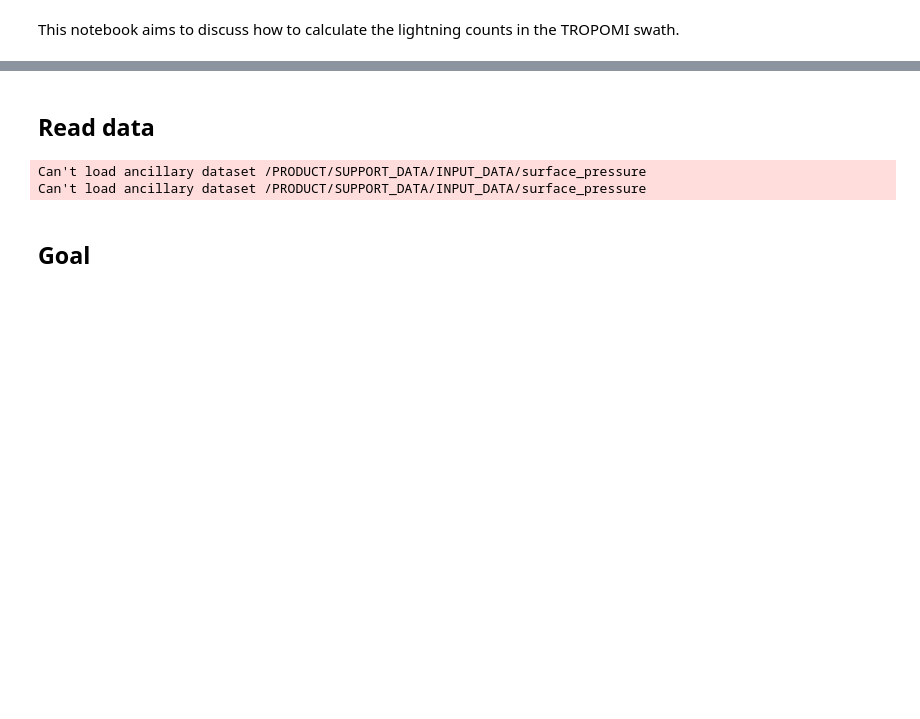
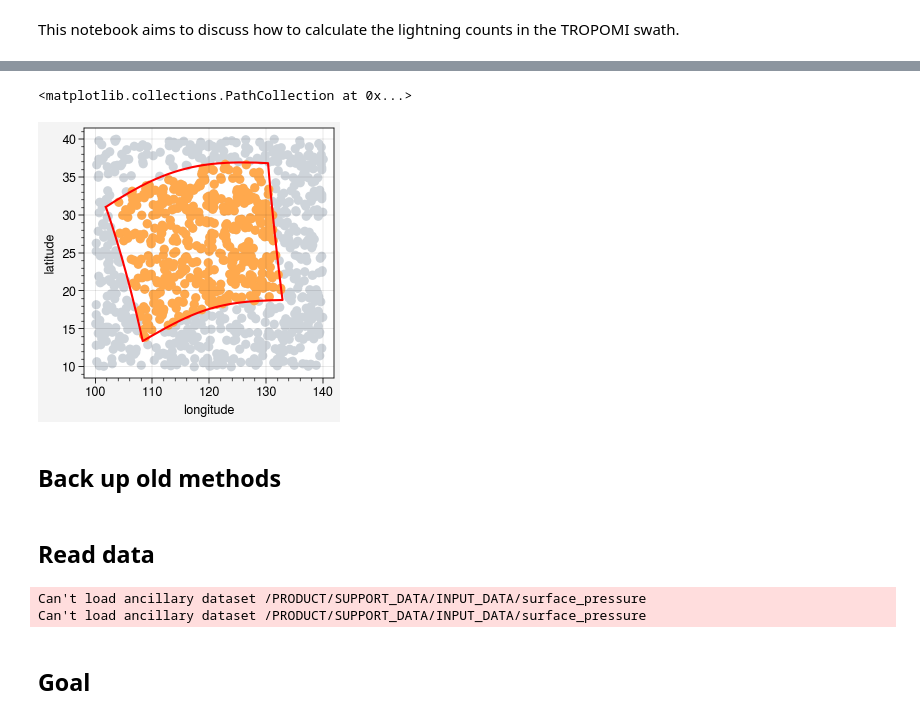
Before and after one commit to zxdawn/S5P-LNO2-Notebook, a Jupyter notebook: analysis/lightning_in_swaths.ipynb, the cells around one changed output, grey strips where cells are left out. Drawn from its saved outputs; the diff is of its cells as text; code cells hidden in the pictures; blank space fills up the shorter version.

```diff
--- a/analysis/lightning_in_swaths.ipynb
+++ b/analysis/lightning_in_swaths.ipynb
@@ -3,3 +63,37 @@ This notebook aims to discuss how to calculate the lightning counts in the TROPO
+# %%
+def random_lat_lon(n=1, lat_min=-90., lat_max=90., lon_min=-180., lon_max=180.):
+    """
+    this code produces an array with pairs lat, lon
+    """
+    lat = np.random.uniform(lat_min, lat_max, n)
+    lon = np.random.uniform(lon_min, lon_max, n)
+
+    return np.array(tuple(zip(lon, lat)))
+# %%
+# create random points
+random_points = random_lat_lon(1000, lat_min=10, lat_max=40, lon_min=100, lon_max=140)
+
+df = pd.DataFrame({'longitude': random_points[:, 0], 'latitude': random_points[:, 1]})
+
+points = gpd.GeoDataFrame(df, geometry=gpd.points_from_xy(df.longitude, df.latitude))
+gdf_swath = gpd.GeoDataFrame(index=[0], geometry=[polygon_swath])
+
+within_points = gpd.sjoin(points, gdf_swath, predicate = 'within')
+# %%
+fig, axs = pplt.subplots()
+
+# plot swath boundary
+x_swath, y_swath = polygon_swath.exterior.xy
+axs.plot(x_swath, y_swath, c='r')
+
+# plot data
+axs.scatter(random_points[:, 0], random_points[:, 1], c='gray4')
+axs.scatter(within_points['longitude'], within_points['latitude'], c='orange4')
+# %% [output]
+<matplotlib.collections.PathCollection at 0x...>
+[figure, added]
+# %% [markdown]
+## Back up old methods
 # %%
 import pandas as pd
 import numpy as np
```
Also changed, not shown: parts of 10 cells of this notebook.
